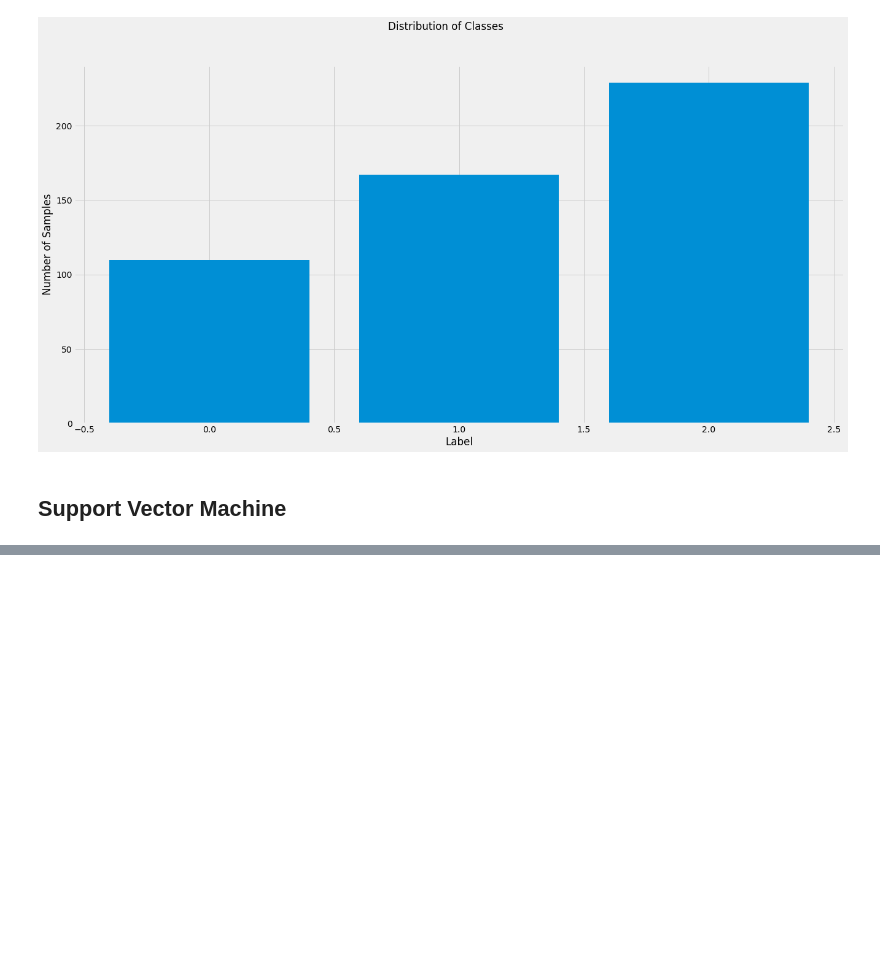
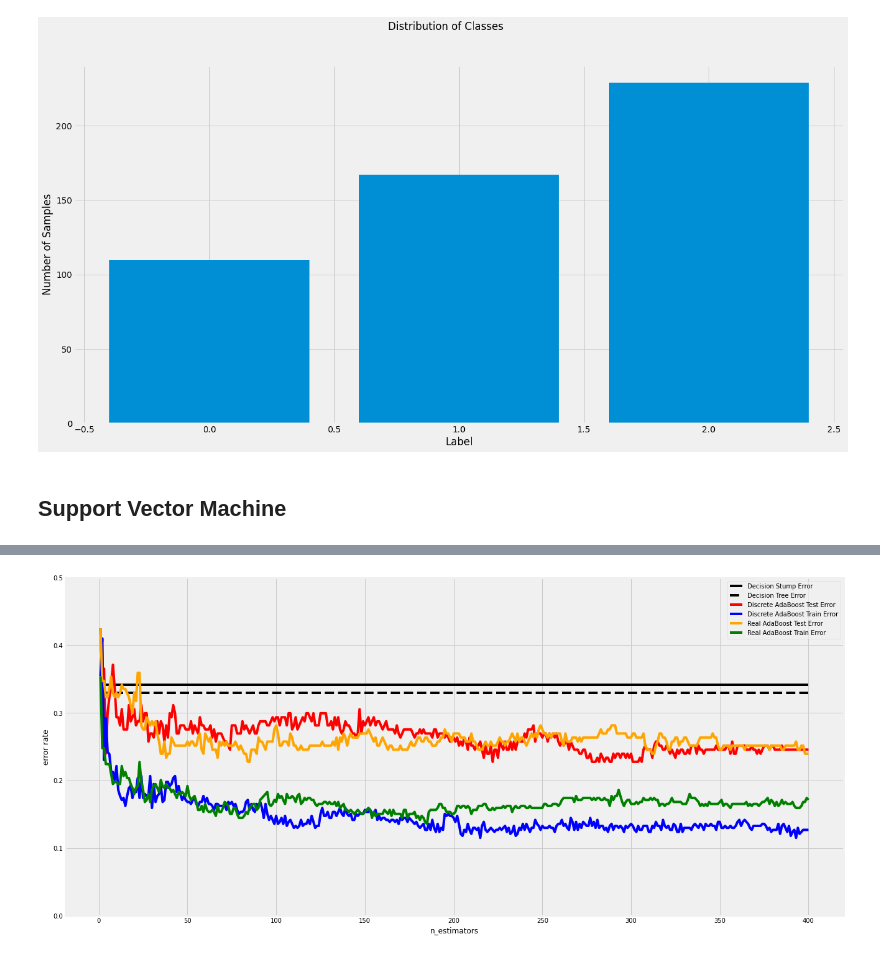
Before and after one commit to yngtodd/eleven, a Jupyter notebook: examples/notebooks/module_05_01_classification.ipynb, the cells around one changed output, grey strips where cells are left out. Saved outputs shown, nothing was run; the diff lists cells and outputs as text; code cells hidden in the pictures; blank space fills up the shorter version.

```diff
--- a/examples/notebooks/module_05_01_classification.ipynb
+++ b/examples/notebooks/module_05_01_classification.ipynb
@@ -152,0 +176,3 @@ plt.show()
+# %%
+# Keeping price in there is cheating
+X_df = X_df.drop("PRICE", axis=1)
@@ -152,0 +255,50 @@ plt.show()
+# %%
+# Get the misclassification rates for each algo on each data split
+ada_discrete_err_train = misclassification_rate_by_ensemble_size(
+    ada_discrete, hparams.n_estimators, x_train, y_train
+)
+
+ada_discrete_err_test = misclassification_rate_by_ensemble_size(
+    ada_discrete, hparams.n_estimators, x_test, y_test
+)
+
+ada_real_err_train = misclassification_rate_by_ensemble_size(
+    ada_real, hparams.n_estimators, x_train, y_train
+)
+
+ada_real_err_test = misclassification_rate_by_ensemble_size(
+    ada_real, hparams.n_estimators, x_test, y_test
+)
+# %%
+fig = plt.figure(figsize=(20,10))
+ax = fig.add_subplot(111)
+
+ax.plot([1, hparams.n_estimators], [dt_stump_err] * 2, 'k-',
+        label='Decision Stump Error')
+ax.plot([1, hparams.n_estimators], [dt_err] * 2, 'k--',
+        label='Decision Tree Error')
+
+ax.plot(np.arange(n_estimators) + 1, ada_discrete_err_test,
+        label='Discrete AdaBoost Test Error',
+        color='red')
+
+ax.plot(np.arange(n_estimators) + 1, ada_discrete_err_train,
+        label='Discrete AdaBoost Train Error',
+        color='blue')
+
+ax.plot(np.arange(n_estimators) + 1, ada_real_err_test,
+        label='Real AdaBoost Test Error',
+        color='orange')
+
+ax.plot(np.arange(n_estimators) + 1, ada_real_err_train,
+        label='Real AdaBoost Train Error',
+        color='green')
+
+ax.set_ylim((0.0, 0.5))
+ax.set_xlabel('n_estimators')
+ax.set_ylabel('error rate')
+
+leg = ax.legend(loc='upper right', fancybox=True)
+leg.get_frame().set_alpha(0.7)
+# %% [output]
+[figure, added]
```
Also changed, not shown: parts of 12 cells of this notebook.
